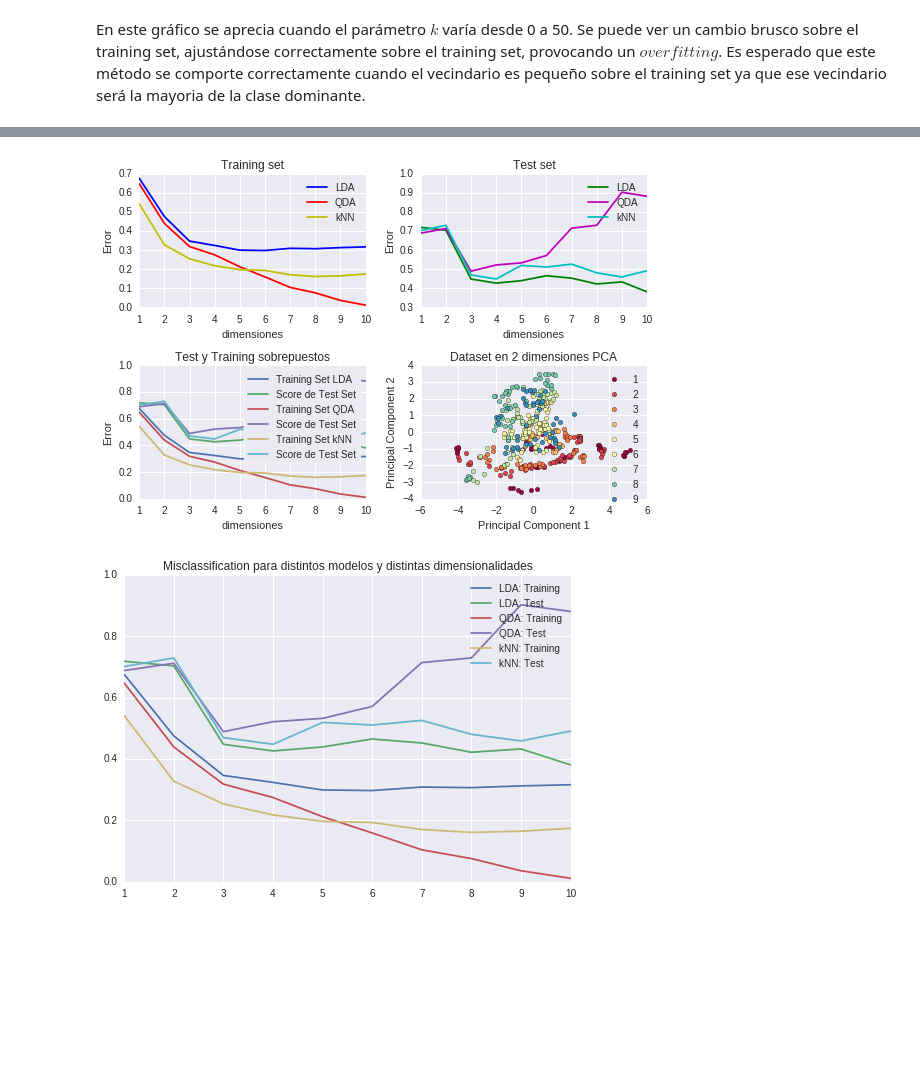
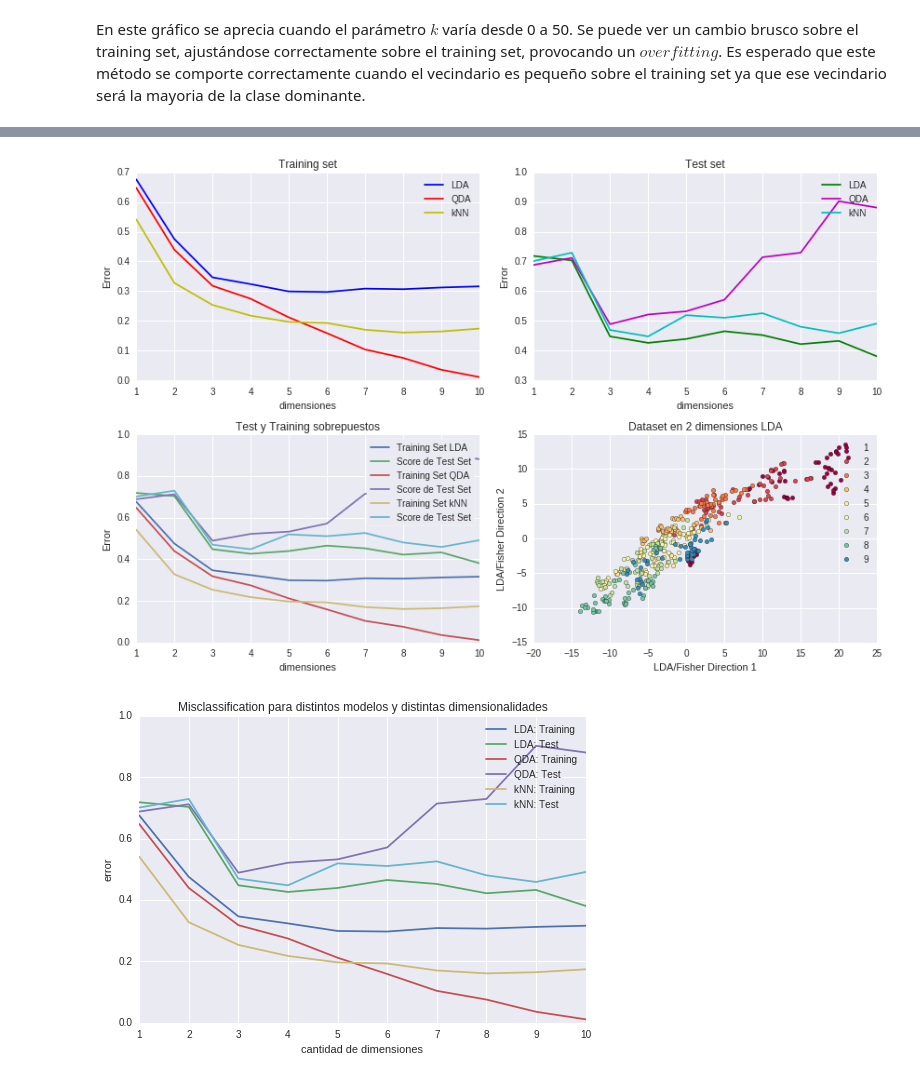
Before and after one commit to FMena14/MachineLearning2, a Jupyter notebook: Parte1.ipynb, the cells around one changed output, grey strips where cells are left out. Saved outputs shown, nothing was run; the diff lists cells and outputs as text; code cells hidden in the pictures; blank space fills up the shorter version.

```diff
--- a/Parte1.ipynb
+++ b/Parte1.ipynb
@@ -258,7 +258,6 @@ def error(model,x,y,xt,yt):
     error = mis_clas(yhat,y)
     test_error = mis_clas(yhat_test,yt)
     return error, test_error
-
 def mis_clas(yhat,y): #medir el error
     miss = [ 1 if(i != j) else 0
             for i,j in zip(yhat,y)]
@@ -300,12 +299,11 @@ for n in range(1,11):
     scores_knn.append(mis_clas(yhat,y))
     scores_knn_test.append(mis_clas(yhat_test, ytest))
 
-
 #import matplotlib as mpl
 #mpl.rcParams.update(mpl.rcParamsDefault)
 
 ####GRAFICOS----------------------
-f, axarr = plt.subplots(2, 2)
+f, axarr = plt.subplots(2, 2,figsize = (12,8))
 axarr[0, 0].plot(range(1,11), scores_lda, label="LDA", color = 'b')
 axarr[0, 0].plot(range(1,11), scores_qda, label="QDA", color = 'r')
 axarr[0, 0].plot(range(1,11), scores_knn, label="kNN", color = 'y')
@@ -357,6 +355,8 @@ plt.plot(range(1,11), scores_qda_test, label="QDA: Test")
 plt.plot(range(1,11), scores_knn, label="kNN: Training")
 plt.plot(range(1,11), scores_knn_test, label="kNN: Test")
 plt.title('Misclassification para distintos modelos y distintas dimensionalidades')
+plt.xlabel('cantidad de dimensiones')
+plt.ylabel('Error')
 plt.legend()
 plt.show()
 # %% [output]
@@ -386,7 +395,6 @@ scores_knn_test =[]
 lda_model = LDA()
 qda_model = QDA()
 knn_model = KNeighborsClassifier(n_neighbors=10)
-
 
 for n in range(1,11):
     sklearn_lca = LDA(n_components=n)
@@ -414,12 +422,8 @@ for n in range(1,11):
     scores_knn.append(mis_clas(yhat,y))
     scores_knn_test.append(mis_clas(yhat_test, ytest))
 
-
-#import matplotlib as mpl
-#mpl.rcParams.update(mpl.rcParamsDefault)
-
 ####GRAFICOS-----------------
-f, axarr = plt.subplots(2, 2)
+f, axarr = plt.subplots(2, 2, figsize=(12,8))
 axarr[0, 0].plot(range(1,11), scores_lda, label="LDA", color = 'b')
 axarr[0, 0].plot(range(1,11), scores_qda, label="QDA", color = 'r')
 axarr[0, 0].plot(range(1,11), scores_knn, label="kNN", color = 'y')
@@ -441,38 +445,41 @@ axarr[1, 0].plot(range(1,11), scores_lda_test, label="Score de Test Set")
 axarr[1, 0].plot(range(1,11), scores_qda, label="Training Set QDA")
 axarr[1, 0].plot(range(1,11), scores_qda_test, label="Score de Test Set")
 axarr[1, 0].plot(range(1,11), scores_knn, label="Training Set kNN")
 axarr[1, 0].plot(range(1,11), scores_knn_test, label="Score de Test Set")
 axarr[1, 0].set_title('Test y Training sobrepuestos')
 axarr[1, 0].set_xlabel('dimensiones')
 axarr[1, 0].set_ylabel('Error')
 axarr[1, 0].legend(frameon=True)
 
 #AYUDA VISUAL
-sklearn_pca = PCA(n_components=2)
-Xpca = sklearn_pca.fit_transform(X_std)
+sklearn_lda = LDA(n_components=2)
+Xred_lda = sklearn_lda.fit_transform(X_std,y)
 cmap = plt.cm.get_cmap(name = "Spectral")
 mclasses=(1,2,3,4,5,6,7,8,9)
 mcolors = [cmap(i) for i in np.linspace(0,1,10)]
 for lab, col in zip(mclasses,mcolors):
-    axarr[1, 1].scatter(Xpca[y==lab, 0],Xpca[y==lab, 1],label=lab,c=col)
-axarr[1, 1].set_xlabel('Principal Component 1')
-axarr[1, 1].set_ylabel('Principal Component 2')
+    axarr[1, 1].scatter(Xred_lda[y==lab, 0],Xred_lda[y==lab, 1],label=lab,
+c=col)
+axarr[1, 1].set_xlabel('LDA/Fisher Direction 1')
+axarr[1, 1].set_ylabel('LDA/Fisher Direction 2')
 axarr[1, 1].legend(loc='upper right', fancybox=True)
-axarr[1, 1].set_title('Dataset en 2 dimensiones PCA')
+axarr[1, 1].set_title('Dataset en 2 dimensiones LDA')
 
 f.tight_layout() #separar los subplot
 plt.show()
 
 #especificamente el tercer subplot, mas detallado de cerca
 plt.plot(range(1,11), scores_lda, label="LDA: Training")
 plt.plot(range(1,11), scores_lda_test, label="LDA: Test")
 plt.plot(range(1,11), scores_qda, label="QDA: Training")
 plt.plot(range(1,11), scores_qda_test, label="QDA: Test")
 plt.plot(range(1,11), scores_knn, label="kNN: Training")
 plt.plot(range(1,11), scores_knn_test, label="kNN: Test")
 plt.title('Misclassification para distintos modelos y distintas dimensionalidades')
+plt.xlabel('cantidad de dimensiones')
+plt.ylabel('error')
 plt.legend()
 plt.show()
 # %% [output]
-[figure, old version]
+[figure, new version]
-[figure, old version]
+[figure, new version]
```
Also changed, not shown: parts of 9 cells of this notebook, 2 other files.
